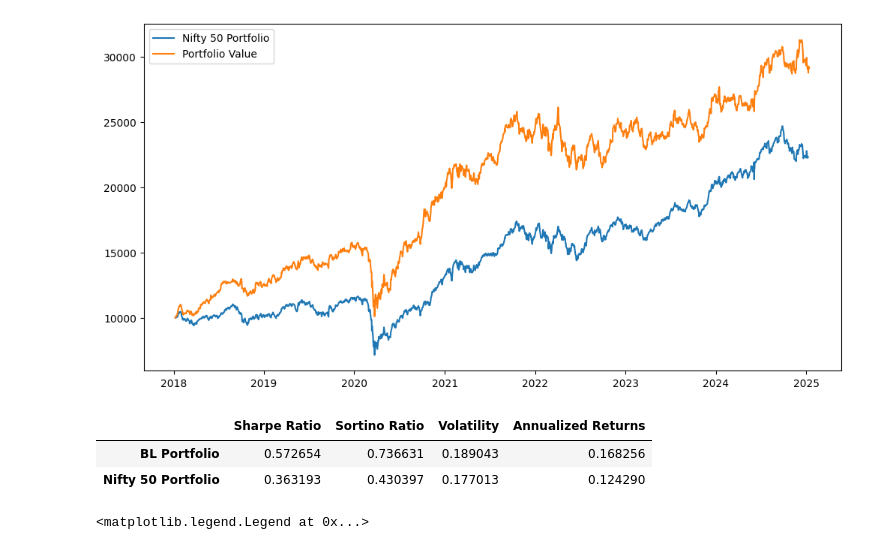
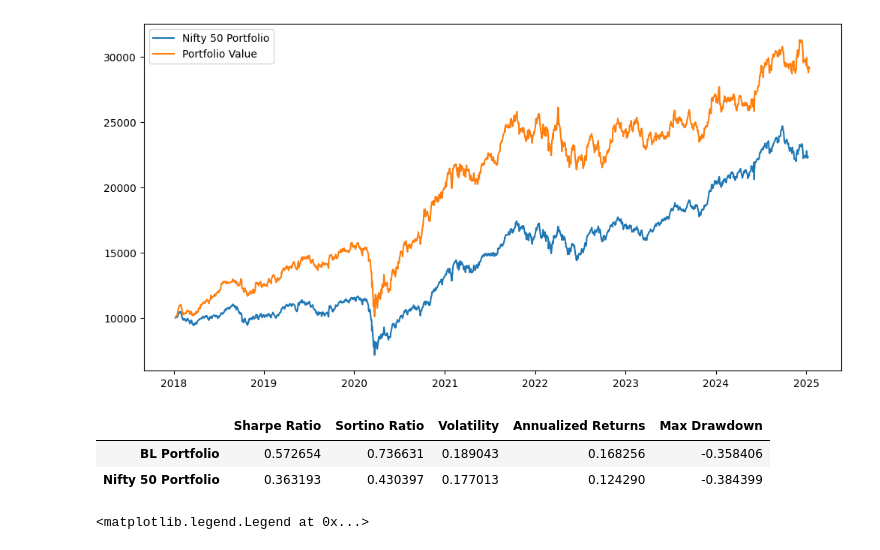
Before and after one commit to IshitBajpai/Portfolio-Optimization-, a Jupyter notebook: BL_LSTM.ipynb, the cells around one changed output. Cells and saved outputs as stored; diff of their text form; code cells hidden in the pictures.

```diff
--- a/BL_LSTM.ipynb
+++ b/BL_LSTM.ipynb
@@ -405,23 +405,25 @@ plt.legend()
 # %%
 # make a dataframe for metrics
 metrics = pd.DataFrame(columns=["Sharpe Ratio", "Sortino Ratio", "Volatility"], index=["BL Portfolio", "Nifty 50 Portfolio"])
 
 # Calculate metrics
 metrics.loc["BL Portfolio", "Sharpe Ratio"] = get_sharpe_ratio(pd.Series(portfolio_value))
 metrics.loc["BL Portfolio", "Sortino Ratio"] = get_sortino_ratio(pd.Series(portfolio_value))
 metrics.loc["BL Portfolio", "Volatility"] = get_volatility(pd.Series(portfolio_value))
 metrics.loc["BL Portfolio", "Annualized Returns"] = get_annualized_returns(portfolio_value)
+metrics.loc["BL Portfolio", "Max Drawdown"] = min(get_max_drawdown(pd.Series(portfolio_value)))
 
 metrics.loc["Nifty 50 Portfolio", "Sharpe Ratio"] = get_sharpe_ratio(pd.Series(nifty50_portfolio))
 metrics.loc["Nifty 50 Portfolio", "Sortino Ratio"] = get_sortino_ratio(pd.Series(nifty50_portfolio))
 metrics.loc["Nifty 50 Portfolio", "Volatility"] = get_volatility(pd.Series(nifty50_portfolio))
 metrics.loc["Nifty 50 Portfolio", "Annualized Returns"] = get_annualized_returns(nifty50_portfolio)
+metrics.loc["Nifty 50 Portfolio", "Max Drawdown"] = min(get_max_drawdown(pd.Series(nifty50_portfolio)))
 
 metrics
 # %% [output]
-|  | Sharpe Ratio | Sortino Ratio | Volatility | Annualized Returns |
-| BL Portfolio | 0.572654 | 0.736631 | 0.189043 | 0.168256 |
-| Nifty 50 Portfolio | 0.363193 | 0.430397 | 0.177013 | 0.124290 |
+|  | Sharpe Ratio | Sortino Ratio | Volatility | Annualized Returns | Max Drawdown |
+| BL Portfolio | 0.572654 | 0.736631 | 0.189043 | 0.168256 | -0.358406 |
+| Nifty 50 Portfolio | 0.363193 | 0.430397 | 0.177013 | 0.124290 | -0.384399 |
 # %%
 plt.plot(get_max_drawdown(nifty50_portfolio), label="Nifty 50")
 plt.plot(get_max_drawdown(portfolio_value), label="Portfolio")
```
